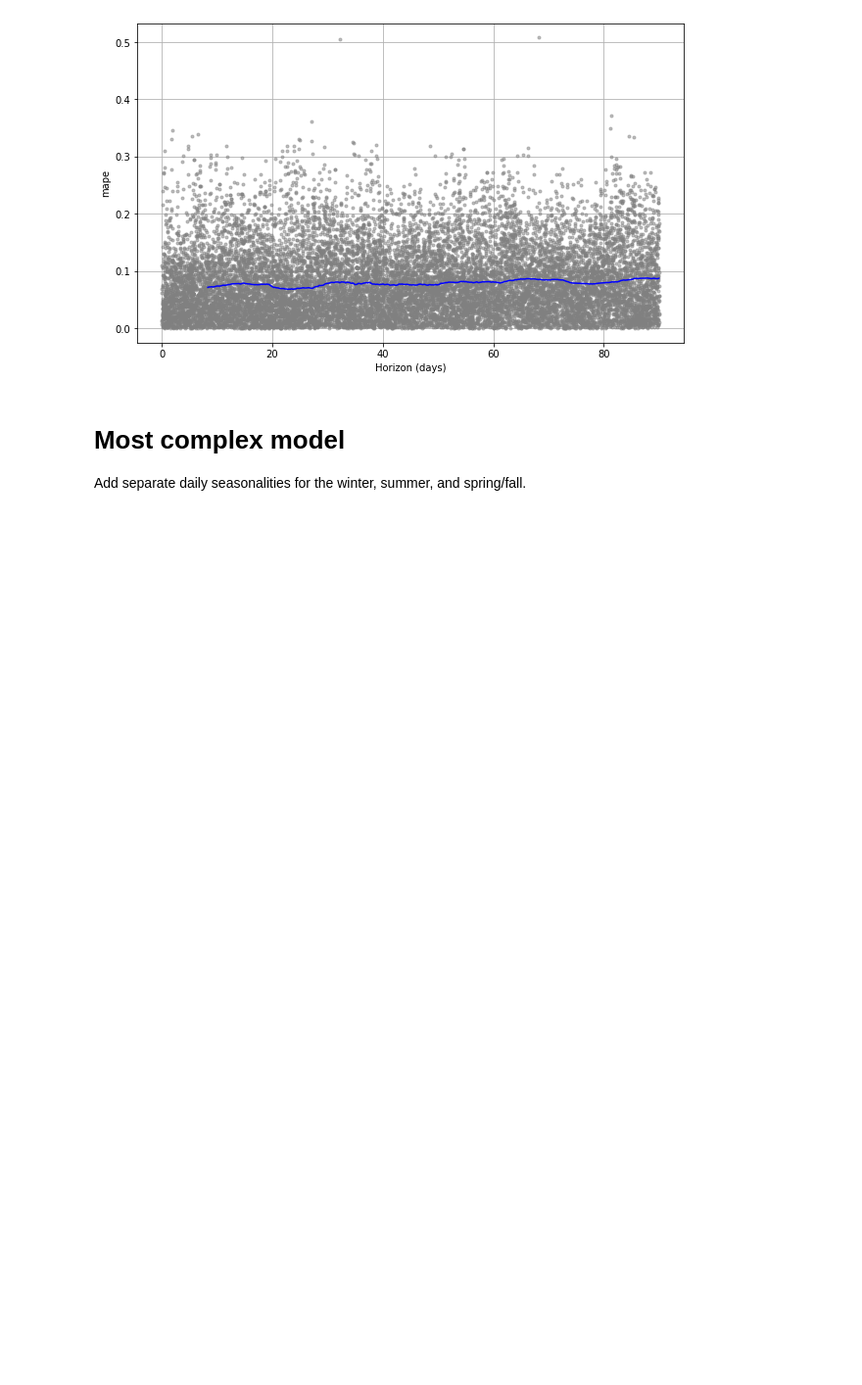
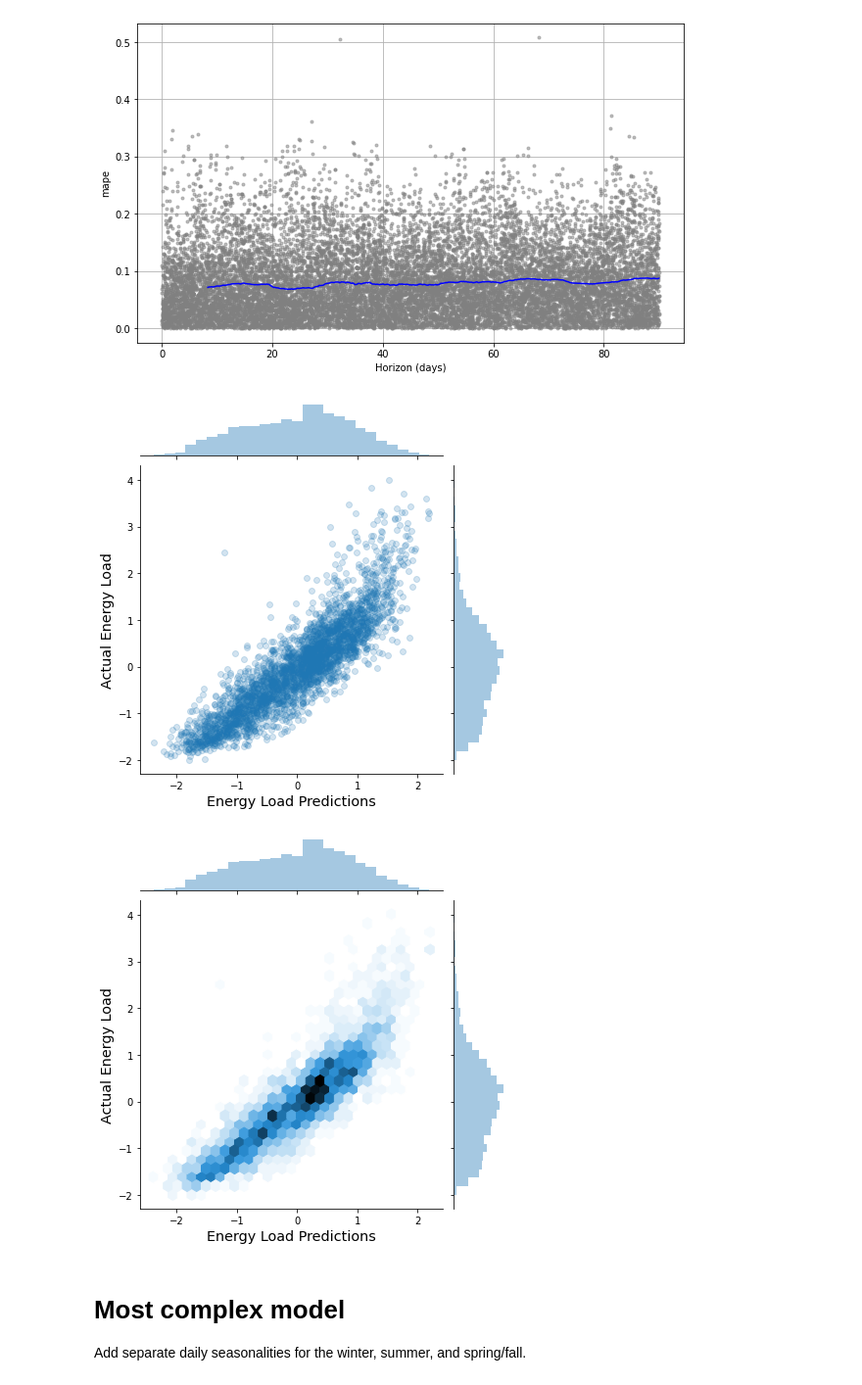
Before and after one commit to takao8/MLTSAProject, a Jupyter notebook: NEPOOL_Analaysis.ipynb, the cells around one changed output. Shown at 98% size. Drawn from its saved outputs; the diff is of its cells as text; code cells hidden in the pictures; blank space fills up the shorter version.

```diff
--- a/NEPOOL_Analaysis.ipynb
+++ b/NEPOOL_Analaysis.ipynb
@@ -455,6 +471,18 @@ fig = plot_cross_validation_metric(result2_cv_adj[::2], metric='mape')
 fig.savefig('prophet2_horizon_mape.png')
 # %% [output]
 [figure]
+# %%
+step = 50
+grid = sn.jointplot(preds2.yhat[:-n_hours][::step], data_st.y[::step], alpha=0.2)
+grid.set_axis_labels('Energy Load Predictions', 'Actual Energy Load', fontsize='x-large');
+grid.savefig('joint_scatter2.png');
+
+grid = sn.jointplot(preds2.yhat[:-n_hours][::step], data_st.y[::step], kind='hex')
+grid.set_axis_labels('Energy Load Predictions', 'Actual Energy Load', fontsize='x-large');
+grid.savefig('joint_hex2.png');
+# %% [output]
+[figure, added]
+[figure, added]
 # %% [markdown]
 # Most complex model
 
```
Also changed, not shown: parts of 7 cells of this notebook.
